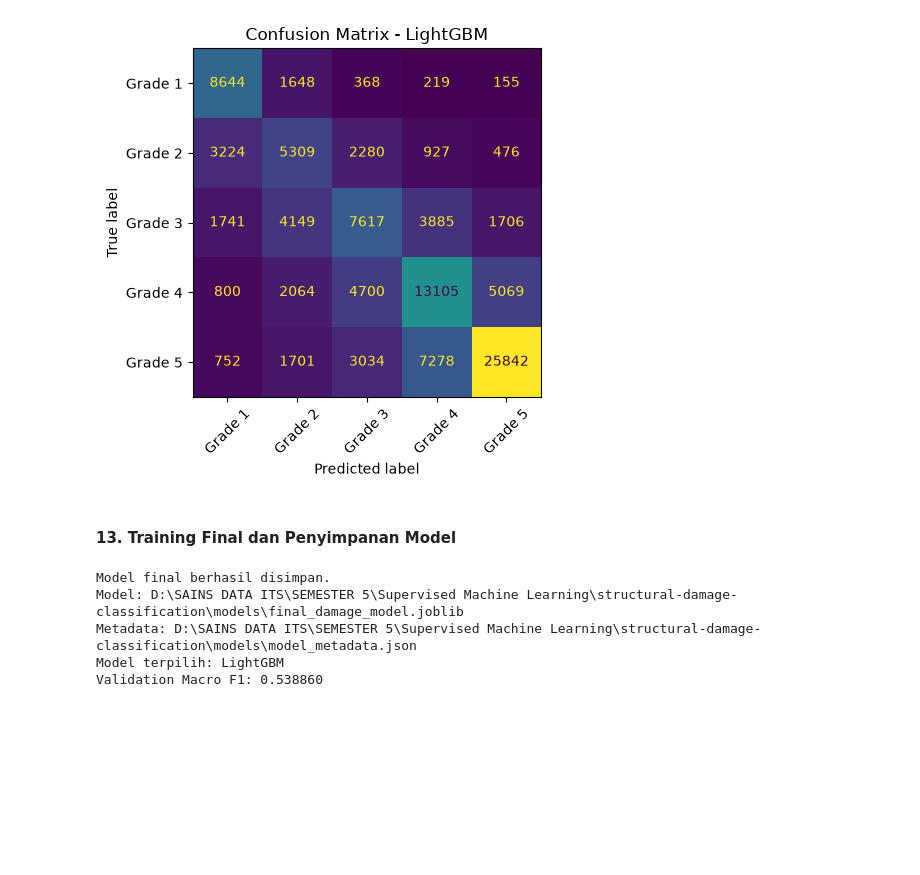
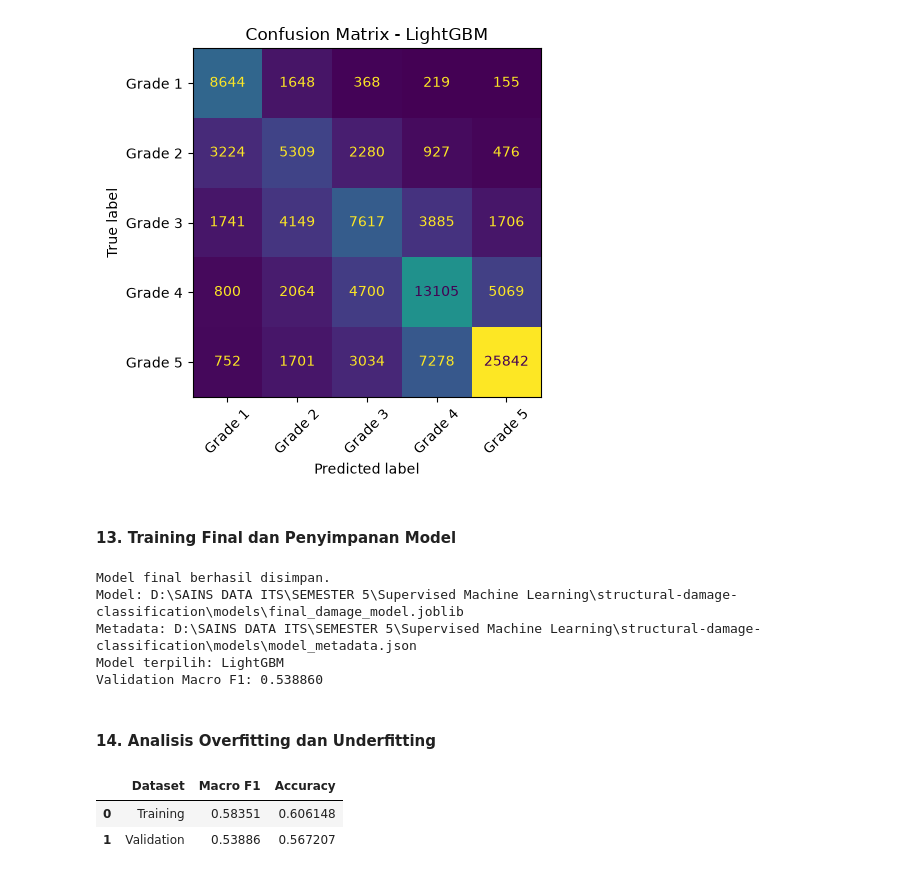
Before and after one commit to nbccha/structural-damage-classification, a Jupyter notebook: notebooks/02_modeling.ipynb, the cells around one changed output. Drawn from its saved outputs; the diff is of its cells as text; code cells hidden in the pictures; blank space fills up the shorter version.

```diff
--- a/notebooks/02_modeling.ipynb
+++ b/notebooks/02_modeling.ipynb
@@ -1453,3 +1302,82 @@ Model: D:\SAINS DATA ITS\SEMESTER 5\Supervised Machine Learning\structural-damag
 Metadata: D:\SAINS DATA ITS\SEMESTER 5\Supervised Machine Learning\structural-damage-classification\models\model_metadata.json
 Model terpilih: LightGBM
 Validation Macro F1: 0.538860
+# %% [markdown]
+#### **14. Analisis Overfitting dan Underfitting**
+# %%
+# Prediksi pada data training dan validation.
+y_train_pred = lgbm_model.predict(X_train)
+y_valid_pred = lgbm_model.predict(X_valid)
+
+# Menghitung metrik pada kedua data.
+train_macro_f1 = f1_score(
+    y_train,
+    y_train_pred,
+    average="macro",
+    zero_division=0
+)
+
+valid_macro_f1 = f1_score(
+    y_valid,
+    y_valid_pred,
+    average="macro",
+    zero_division=0
+)
+
+train_accuracy = accuracy_score(
+    y_train,
+    y_train_pred
+)
+
+valid_accuracy = accuracy_score(
+    y_valid,
+    y_valid_pred
+)
+
+# Menghitung selisih performa.
+f1_gap = train_macro_f1 - valid_macro_f1
+accuracy_gap = train_accuracy - valid_accuracy
+
+overfit_results = pd.DataFrame({
+    "Dataset": ["Training", "Validation"],
+    "Macro F1": [train_macro_f1, valid_macro_f1],
+    "Accuracy": [train_accuracy, valid_accuracy]
+})
+
+display(overfit_results)
+
+print(f"Macro F1 gap: {f1_gap:.4f}")
+print(f"Accuracy gap: {accuracy_gap:.4f}")
+
+# Interpretasi awal berdasarkan selisih Macro F1.
+if f1_gap > 0.10:
+    print(
+        "\nIndikasi overfitting cukup kuat: "
+        "performa training jauh lebih tinggi daripada validation."
+    )
+elif f1_gap > 0.05:
+    print(
+        "\nAda indikasi overfitting: "
+        "performa training lebih tinggi secara cukup nyata."
+    )
+elif f1_gap >= 0:
+    print(
+        "\nTidak terlihat gap Macro F1 yang besar. "
+        "Periksa tingkat skor kedua dataset untuk menilai "
+        "kemungkinan underfitting."
+    )
+else:
+    print(
+        "\nMacro F1 validation lebih tinggi daripada training. "
+        "Periksa variasi sampel dan karakteristik pembagian data."
+    )
+
+if train_macro_f1 < 0.60 and valid_macro_f1 < 0.60:
+    print(
+        "Catatan: kedua skor masih relatif rendah; "
+        "underfitting atau keterbatasan fitur perlu diperiksa."
+    )
+# %% [output]
+|  | Dataset | Macro F1 | Accuracy |
+| 0 | Training | 0.58351 | 0.606148 |
+| 1 | Validation | 0.53886 | 0.567207 |
```
Also changed, not shown: parts of 12 cells of this notebook, 3 other files.
